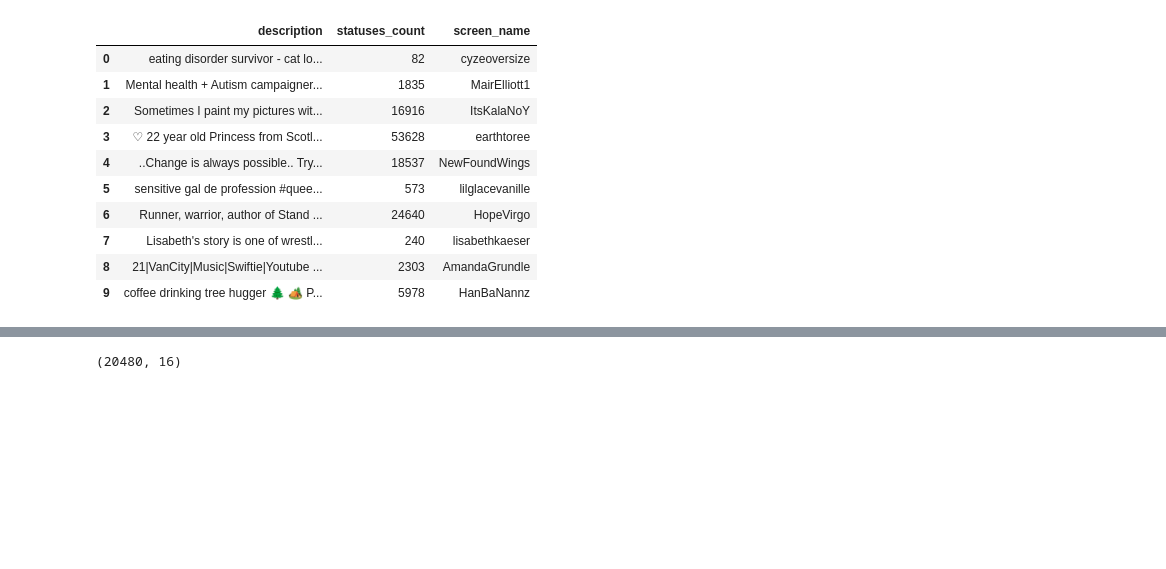
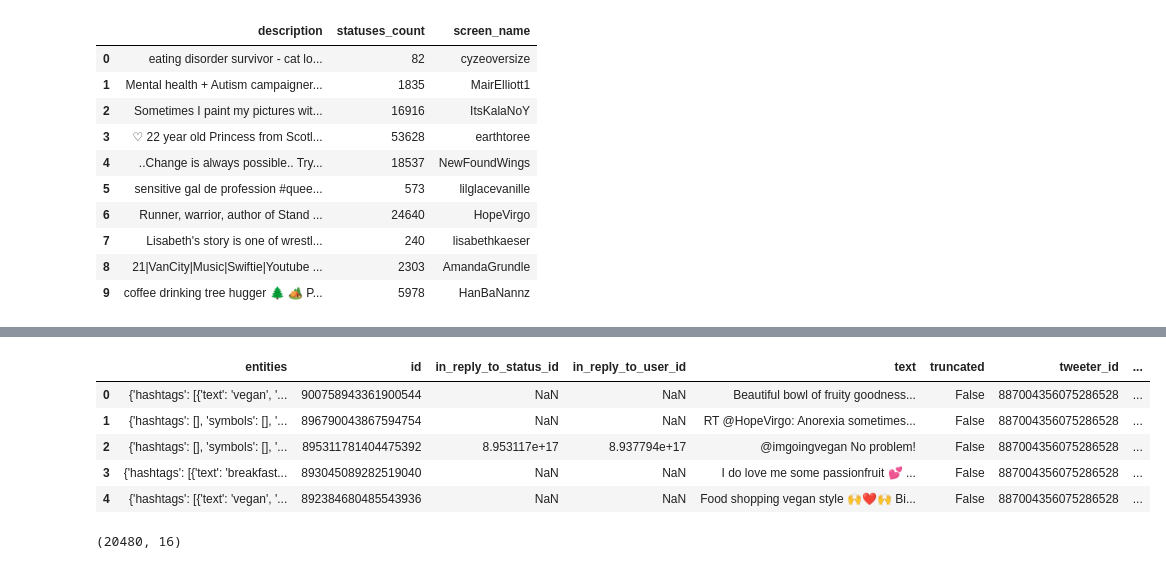
Before and after one commit to detectAna/detectAna, a Jupyter notebook: exploratory_analysis/data_analysis.ipynb, the cells around one changed output, grey strips where cells are left out. Cells and saved outputs as stored; diff of their text form; code cells hidden in the pictures; blank space fills up the shorter version.

```diff
--- a/exploratory_analysis/data_analysis.ipynb
+++ b/exploratory_analysis/data_analysis.ipynb
@@ -133,5 +148,14 @@ tweets.shape
 # %%
 analysed_users = analyse_sentiment(pd.DataFrame(tweets))
+# %%
+analysed_users.head()
+# %% [output]
+|  | entities | id | in_reply_to_status_id | in_reply_to_user_id | text | truncated | tweeter_id | ... |
+| 0 | {'hashtags': [{'text': 'vegan', '... | 900758943361900544 | NaN | NaN | Beautiful bowl of fruity goodness... | False | 887004356075286528 | ... |
+| 1 | {'hashtags': [], 'symbols': [], '... | 896790043867594754 | NaN | NaN | RT @HopeVirgo: Anorexia sometimes... | False | 887004356075286528 | ... |
+| 2 | {'hashtags': [], 'symbols': [], '... | 895311781404475392 | 8.953117e+17 | 8.937794e+17 | @imgoingvegan No problem! | False | 887004356075286528 | ... |
+| 3 | {'hashtags': [{'text': 'breakfast... | 893045089282519040 | NaN | NaN | I do love me some passionfruit 💕 ... | False | 887004356075286528 | ... |
+| 4 | {'hashtags': [{'text': 'vegan', '... | 892384680485543936 | NaN | NaN | Food shopping vegan style 🙌❤️🙌 Bi... | False | 887004356075286528 | ... |
 # %%
 analysed_users['is_support'] = "No"
 analysed_users.loc[analysed_users['tweeter_screen_name'] == "lilglacevanille", 'is_support'] = "Yes"
```
Also changed, not shown: parts of 13 cells of this notebook, 3 other files.
